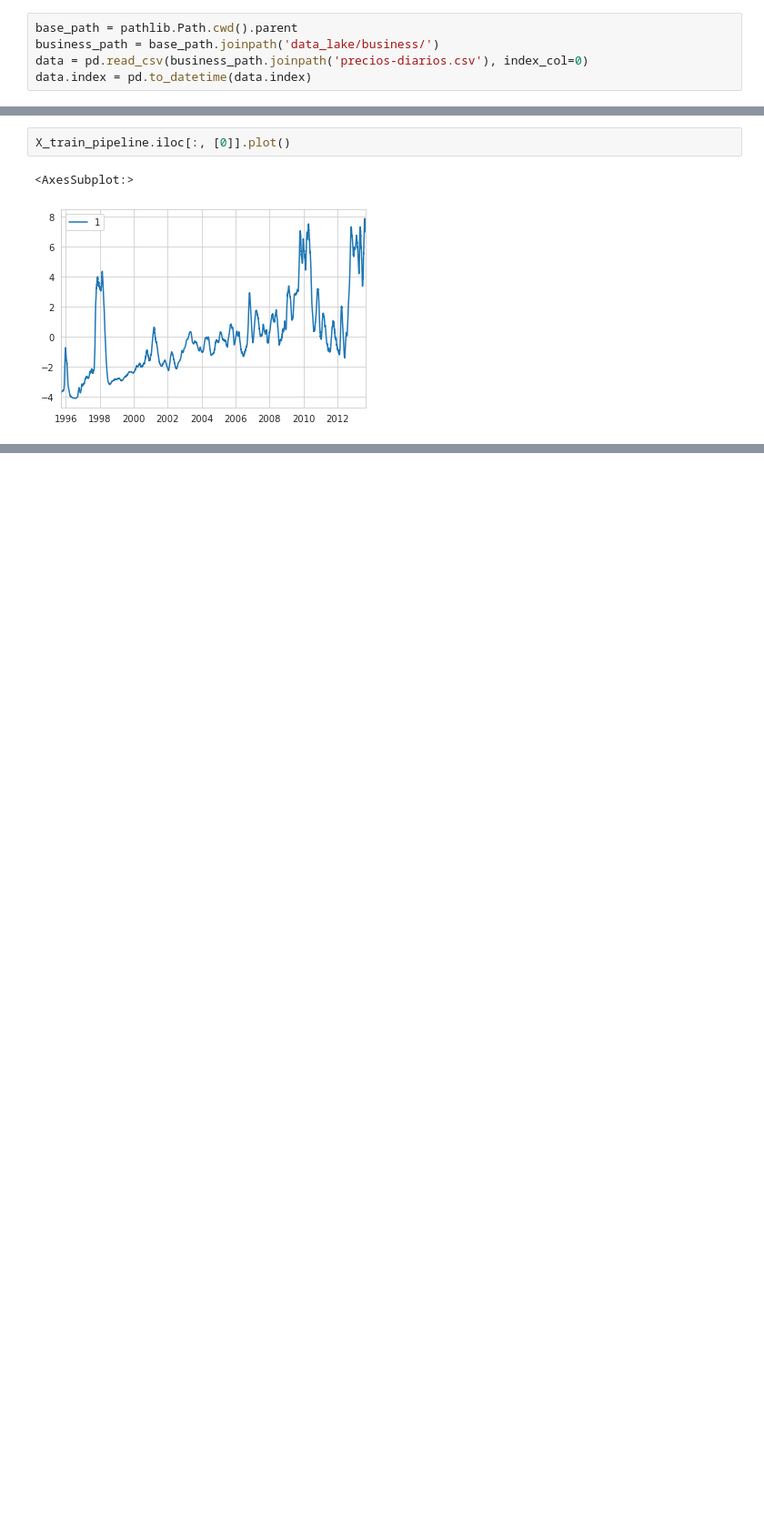
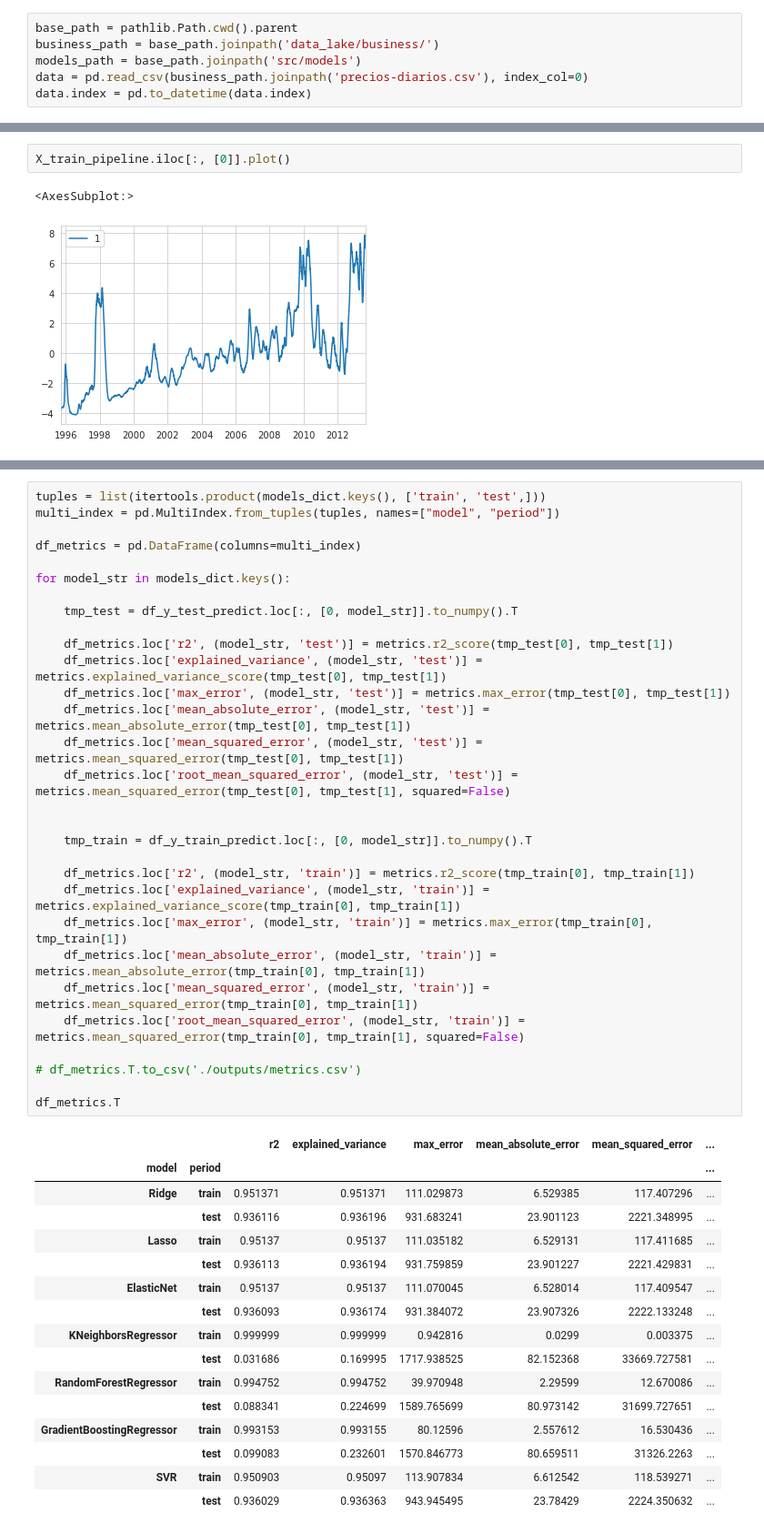
Before and after one commit to productos-de-datos/proyecto-albetancurqu42, a Jupyter notebook: notebooks/explora_variables.ipynb, the cells around one changed output, grey strips where cells are left out. Shown at 91% size. Saved outputs shown, nothing was run; the diff lists cells and outputs as text; blank space fills up the shorter version.

```diff
--- a/notebooks/explora_variables.ipynb
+++ b/notebooks/explora_variables.ipynb
@@ -22,6 +31,7 @@ from sklearn.ensemble import GradientBoostingRegressor, RandomForestRegressor
 # %%
 base_path = pathlib.Path.cwd().parent
 business_path = base_path.joinpath('data_lake/business/')
+models_path = base_path.joinpath('src/models')
 data = pd.read_csv(business_path.joinpath('precios-diarios.csv'), index_col=0)
 data.index = pd.to_datetime(data.index)
 # %%
@@ -203,0 +375,47 @@ X_train_pipeline.iloc[:, [0]].plot()
+# %%
+tuples = list(itertools.product(models_dict.keys(), ['train', 'test',]))
+multi_index = pd.MultiIndex.from_tuples(tuples, names=["model", "period"])
+
+df_metrics = pd.DataFrame(columns=multi_index)
+
+for model_str in models_dict.keys():
+
+    tmp_test = df_y_test_predict.loc[:, [0, model_str]].to_numpy().T
+
+    df_metrics.loc['r2', (model_str, 'test')] = metrics.r2_score(tmp_test[0], tmp_test[1])
+    df_metrics.loc['explained_variance', (model_str, 'test')] = metrics.explained_variance_score(tmp_test[0], tmp_test[1])
+    df_metrics.loc['max_error', (model_str, 'test')] = metrics.max_error(tmp_test[0], tmp_test[1])
+    df_metrics.loc['mean_absolute_error', (model_str, 'test')] = metrics.mean_absolute_error(tmp_test[0], tmp_test[1])
+    df_metrics.loc['mean_squared_error', (model_str, 'test')] = metrics.mean_squared_error(tmp_test[0], tmp_test[1])
+    df_metrics.loc['root_mean_squared_error', (model_str, 'test')] = metrics.mean_squared_error(tmp_test[0], tmp_test[1], squared=False)
+
+
+    tmp_train = df_y_train_predict.loc[:, [0, model_str]].to_numpy().T
+
+    df_metrics.loc['r2', (model_str, 'train')] = metrics.r2_score(tmp_train[0], tmp_train[1])
+    df_metrics.loc['explained_variance', (model_str, 'train')] = metrics.explained_variance_score(tmp_train[0], tmp_train[1])
+    df_metrics.loc['max_error', (model_str, 'train')] = metrics.max_error(tmp_train[0], tmp_train[1])
+    df_metrics.loc['mean_absolute_error', (model_str, 'train')] = metrics.mean_absolute_error(tmp_train[0], tmp_train[1])
+    df_metrics.loc['mean_squared_error', (model_str, 'train')] = metrics.mean_squared_error(tmp_train[0], tmp_train[1])
+    df_metrics.loc['root_mean_squared_error', (model_str, 'train')] = metrics.mean_squared_error(tmp_train[0], tmp_train[1], squared=False)
+
+# df_metrics.T.to_csv('./outputs/metrics.csv')
+
+df_metrics.T
+# %% [output]
+|  |  | r2 | explained_variance | max_error | mean_absolute_error | mean_squared_error | ... |
+| model | period |  |  |  |  |  | ... |
+| Ridge | train | 0.951371 | 0.951371 | 111.029873 | 6.529385 | 117.407296 | ... |
+|  | test | 0.936116 | 0.936196 | 931.683241 | 23.901123 | 2221.348995 | ... |
+| Lasso | train | 0.95137 | 0.95137 | 111.035182 | 6.529131 | 117.411685 | ... |
+|  | test | 0.936113 | 0.936194 | 931.759859 | 23.901227 | 2221.429831 | ... |
+| ElasticNet | train | 0.95137 | 0.95137 | 111.070045 | 6.528014 | 117.409547 | ... |
+|  | test | 0.936093 | 0.936174 | 931.384072 | 23.907326 | 2222.133248 | ... |
+| KNeighborsRegressor | train | 0.999999 | 0.999999 | 0.942816 | 0.0299 | 0.003375 | ... |
+|  | test | 0.031686 | 0.169995 | 1717.938525 | 82.152368 | 33669.727581 | ... |
+| RandomForestRegressor | train | 0.994752 | 0.994752 | 39.970948 | 2.29599 | 12.670086 | ... |
+|  | test | 0.088341 | 0.224699 | 1589.765699 | 80.973142 | 31699.727651 | ... |
+| GradientBoostingRegressor | train | 0.993153 | 0.993155 | 80.12596 | 2.557612 | 16.530436 | ... |
+|  | test | 0.099083 | 0.232601 | 1570.846773 | 80.659511 | 31326.2263 | ... |
+| SVR | train | 0.950903 | 0.95097 | 113.907834 | 6.612542 | 118.539271 | ... |
+|  | test | 0.936029 | 0.936363 | 943.945495 | 23.78429 | 2224.350632 | ... |
```
Also changed, not shown: parts of 6 cells of this notebook, 10 other files.
